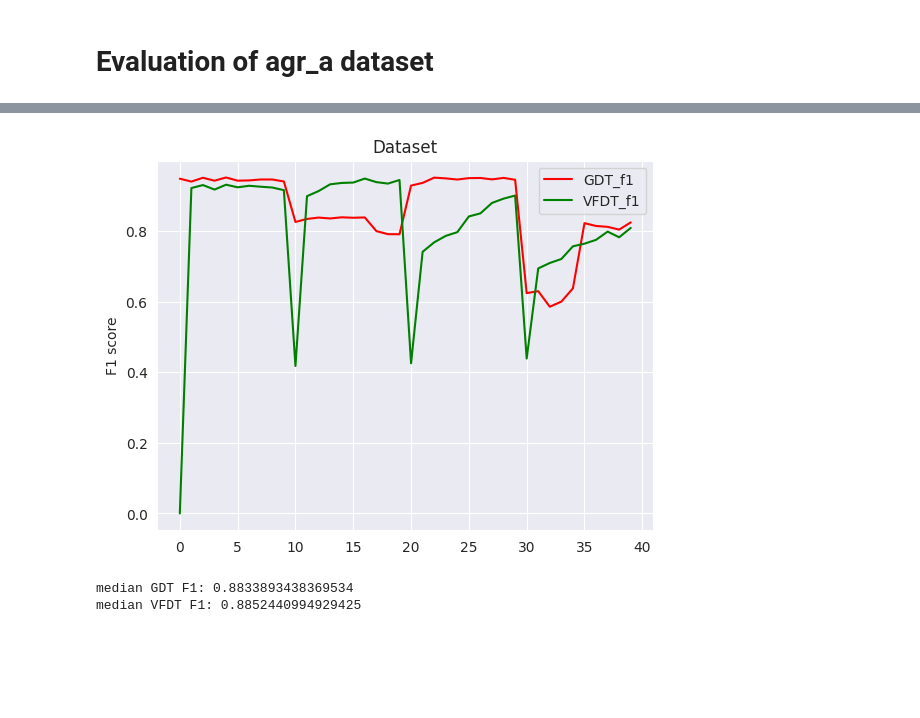
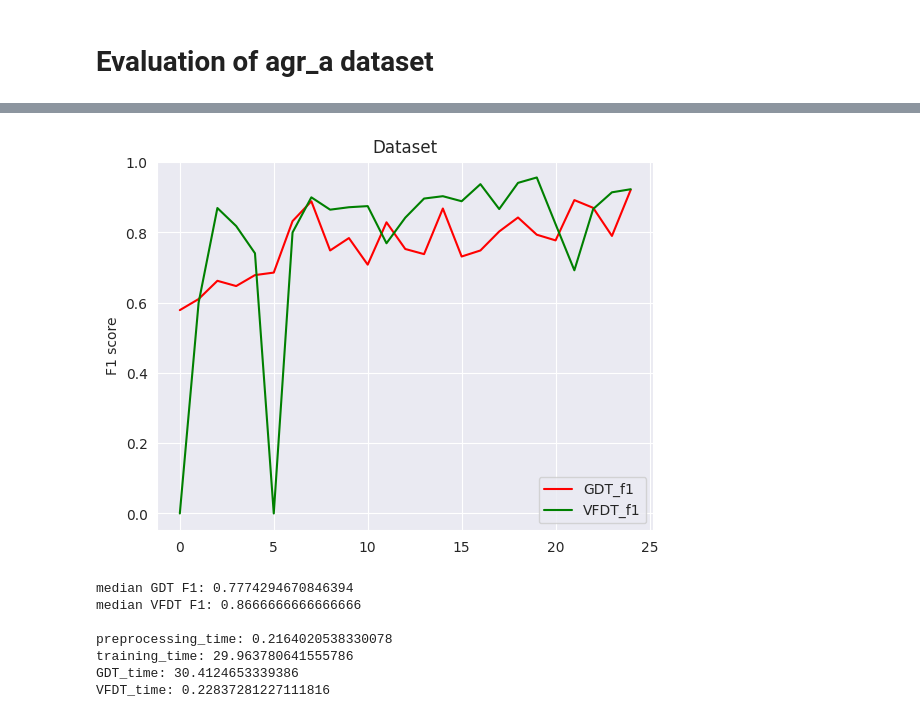
Before and after one commit to Leon209/Thesis, a Jupyter notebook: notebooks/agr_a_Evaluation.ipynb, the cells around one changed output, grey strips where cells are left out. Cells and saved outputs as stored; diff of their text form; code cells hidden in the pictures; blank space fills up the shorter version.

Commit message:
preprocessing and data scaling done

```diff
--- a/notebooks/agr_a_Evaluation.ipynb
+++ b/notebooks/agr_a_Evaluation.ipynb
@@ -65,7 +65,7 @@ config = {
         'eval_metric_class': ['f1', 'roc_auc'], #f1 accuracy
         'eval_metric_reg': 'r2', #r2 mae
 
-        'max_total_samples': 10000,
+        'max_total_samples': 5000,
     },
 
     'benchmarks': {
@@ -185,12 +185,15 @@ def split_df_chunks(data_df,chunk_size):
 from skmultiflow.trees import HoeffdingTreeClassifier
 from sklearn.metrics import f1_score
 from livelossplot import PlotLosses
+import time
+
 
 classifier = HoeffdingTreeClassifier()
 
 config_training, metrics = prepare_training_for_streams(identifier = 'BIN:agr_a', config = config)
 #load Dataset
-X_data, y_data, nominal_features, ordinal_features = load_dataset_for_streams(identifier = 'BIN:agr_a')
+X_data, y_data, nominal_features, ordinal_features = load_dataset_for_streams(identifier = 'BIN:agr_a',
+                                                                              max_total_samples = config['computation']['max_total_samples'])
 
 
 X_data_stream = split_df_chunks(X_data, 200)
@@ -235,7 +238,14 @@ model_dict['GDT'] = GDT(number_of_variables = 5,#dataset_dict['number_of_variabl
 
 plotlosses_benchmark = PlotLosses()
 
+preprocessing_time = 0
+GDT_time = 0
+VFDT_time = 0
+training_time = 0
+
+
 for i in range(len(X_data_stream)):
+    t0 = time.time()
     ((X_train, y_train),
      (X_valid, y_valid),
      (X_test, y_test),
@@ -256,6 +266,10 @@ for i in range(len(X_data_stream)):
            'y_test': y_test,
            'normalizer_list': normalizer_list
            }
+    t1 = time.time()
+    preprocessing_time = preprocessing_time + t1-t0
+
+    t0 = time.time()
 
     history = model_dict['GDT'].partial_fit(dataset_dict['X_train'],
               dataset_dict['y_train'],
@@ -271,7 +285,9 @@ for i in range(len(X_data_stream)):
 
               valid_data=(dataset_dict['X_valid'],dataset_dict['y_valid']))
 
-
+    t1 = time.time()
+    GDT_time = GDT_time + t1-t0
+    training_time = training_time + t1-t0
 
     ###EVALUATION
     benchmark_dict_HT['y_test'] =dataset_dict['y_test'].tolist()
@@ -280,7 +296,7 @@ for i in range(len(X_data_stream)):
     temp_y_train =dataset_dict['y_train'].values
     temp_X_test = dataset_dict['X_test'].values
 
-
+    t0 = time.time()
     #GDT
     metric = "f1"
     y_test_data = dataset_dict['y_test']
@@ -289,9 +305,12 @@ for i in range(len(X_data_stream)):
     y_test = np.round(benchmark_dict_GDT['y_pred'])
     GDT_f1 = sklearn.metrics.get_scorer(metric)._score_func(benchmark_dict_HT['y_test'], y_test, average='weighted')
 
+    t1 = time.time()
+    GDT_time = GDT_time + t1-t0
 
 
     #VFDT
+    t0 = time.time()
     benchmark_dict_HT['y_pred'] = []
     for i in range(0, len(dataset_dict['X_test'])):
         benchmark_dict_HT['y_pred'].append(classifier.predict(np.array([temp_X_test[i]], np.float64))[0])
@@ -301,8 +320,12 @@ for i in range(len(X_data_stream)):
     print("Hoeffding score: " + str(f1_score(benchmark_dict_HT['y_test'],benchmark_dict_HT['y_pred'])))
     VFDT_f1 = f1_score(benchmark_dict_HT['y_test'],benchmark_dict_HT['y_pred'])
 
+    t1 = time.time()
+    VFDT_time = VFDT_time + t1-t0
+
     plotlosses_benchmark.update({'GDT_f1': GDT_f1,'HT_f1': VFDT_f1})
     plotlosses_benchmark.send()
+
 
     scores_GDT_f1 = np.append(scores_GDT_f1,GDT_f1)
     scores_VFDT_f1 = np.append(scores_VFDT_f1,VFDT_f1)
@@ -332,23 +359,34 @@ KeyboardInterrupt:
 # %%
 #Plot results
-X = np.arange(0, 40, 1)
+X = np.arange(0, len(scores_GDT_f1), 1)
 
 # Assign variables to the y axis part of the curve
 
 # Plotting both the curves simultaneously
 plt.plot(X, scores_GDT_f1, color='r', label='GDT_f1')
 plt.plot(X, scores_VFDT_f1, color='g', label='VFDT_f1')
 
 # Naming the x-axis, y-axis and the whole graph
 plt.xlabel("")
 plt.ylabel("F1 score")
 plt.title("Dataset")
 plt.legend()
 plt.show()
 
 print("median GDT F1: " + str(np.median(scores_GDT_f1)))
 print("median VFDT F1: " + str(np.median(scores_VFDT_f1)))
+
+print("")
+print("preprocessing_time: " + str(preprocessing_time))
+print("training_time: "+ str(training_time))
+print("GDT_time: " + str(GDT_time))
+print("VFDT_time: " + str(VFDT_time))
 # %% [output]
-[figure, old version]
+[figure, new version]
-median GDT F1: 0.8833893438369534
-median VFDT F1: 0.8852440994929425
+median GDT F1: 0.7774294670846394
+median VFDT F1: 0.8666666666666666
+
+preprocessing_time: 0.2164020538330078
+training_time: 29.963780641555786
+GDT_time: 30.4124653339386
+VFDT_time: 0.22837281227111816
```
Also changed, not shown: parts of 2 cells of this notebook, 1 other file.
